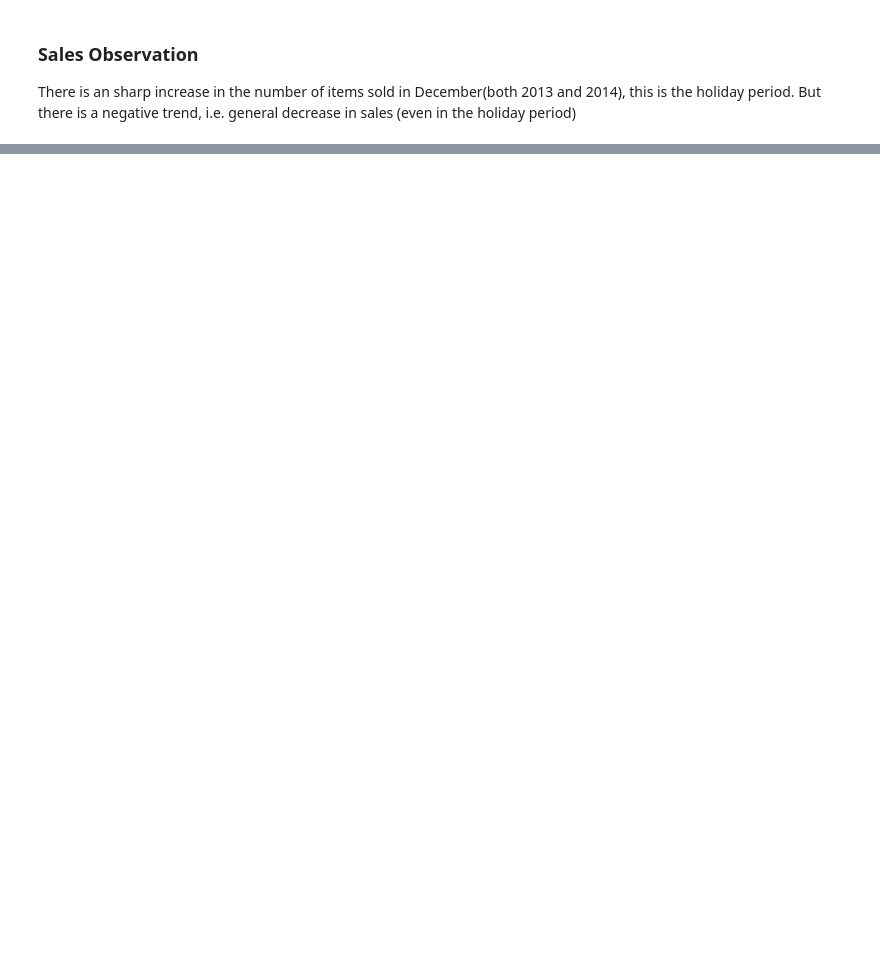
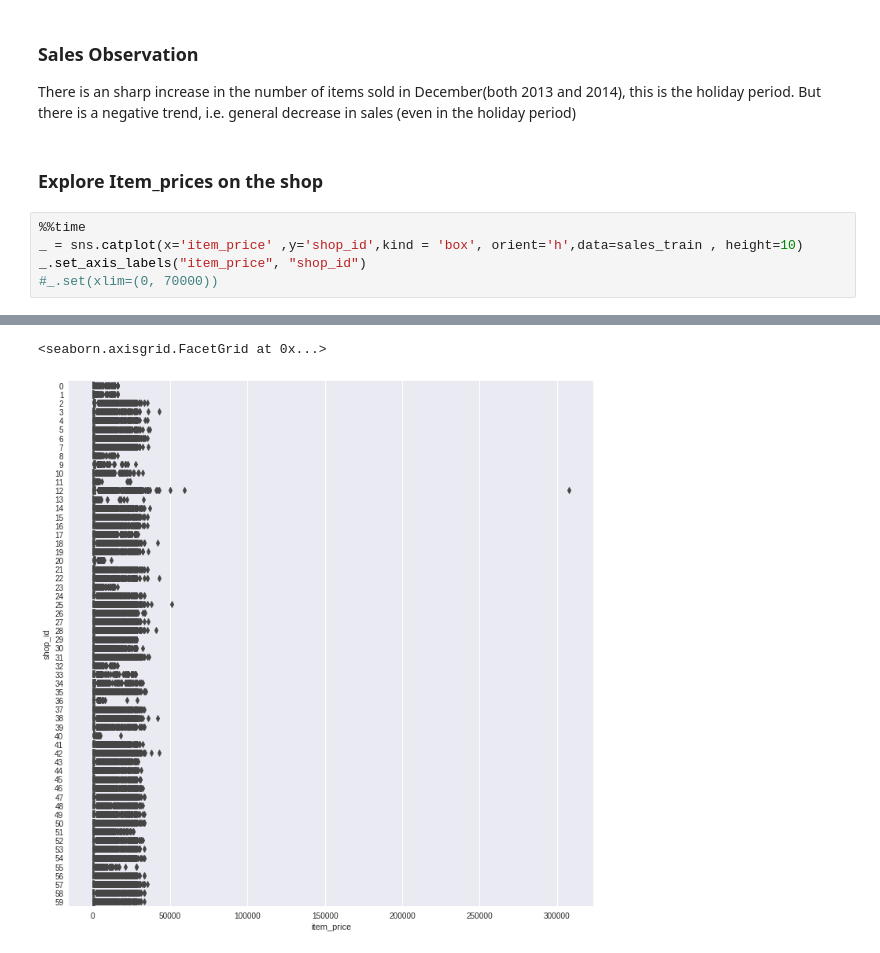
Before and after one commit to Shankar11/My_DataScience_Track, a Jupyter notebook: Capstones/01_predict_future_sales/Predict future sales - EDA-III.ipynb, the cells around one changed output, grey strips where cells are left out. Drawn from its saved outputs; the diff is of its cells as text; blank space fills up the shorter version.

Commit message:
data story

```diff
--- a/Capstones/01_predict_future_sales/Predict future sales - EDA-III.ipynb
+++ b/Capstones/01_predict_future_sales/Predict future sales - EDA-III.ipynb
@@ -84,3 +102,11 @@ s_train[s_train['item_cnt_day']>160000]
 ### Sales Observation
 There is an sharp increase in the number of items sold in December(both 2013 and 2014), this is the holiday period.
 But there is a negative trend, i.e. general decrease in sales (even in the holiday period)
+# %% [markdown]
+### Explore Item_prices on the shop
+# %%
+%%time
+_ = sns.catplot(x='item_price' ,y='shop_id',kind = 'box', orient='h',data=sales_train , height=10)
+_.set_axis_labels("item_price", "shop_id")
+#_.set(xlim=(0, 70000))
+# %% [output]
@@ -86,0 +115,2 @@ But there is a negative trend, i.e. general decrease in sales (even in the holid
+<seaborn.axisgrid.FacetGrid at 0x...>
+[figure, added]
```
Also changed, not shown: parts of 16 cells of this notebook, 3 other files.
